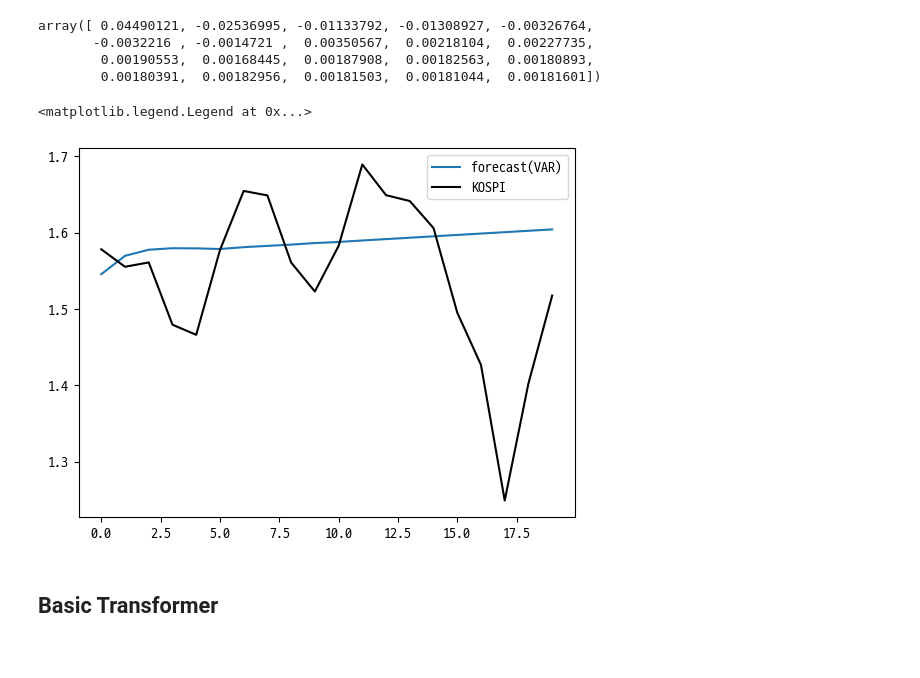
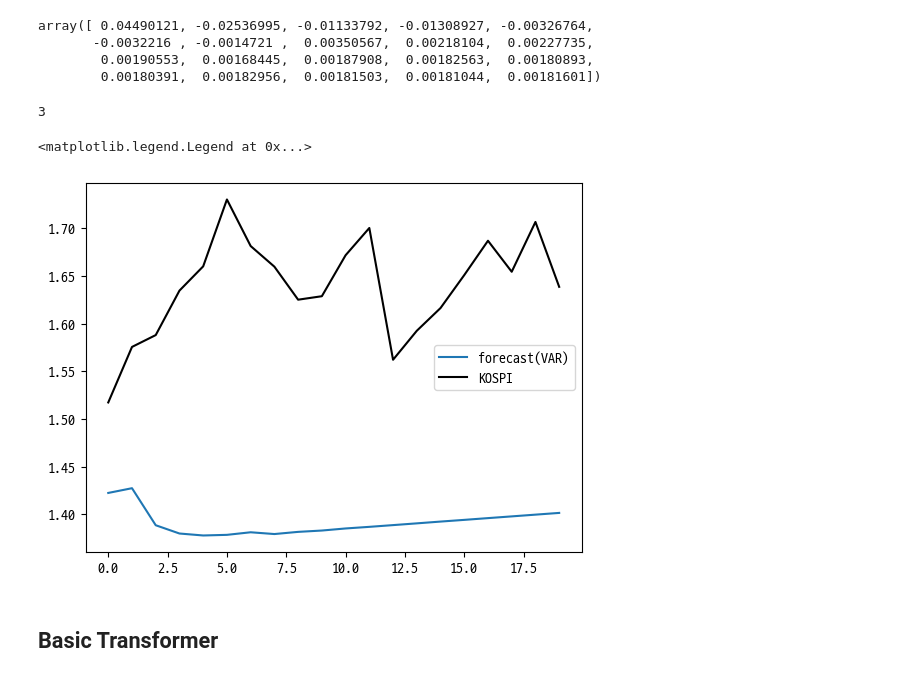
Before and after one commit to oiuyy207/MEaI_transformer, a Jupyter notebook: compare_model_and_method.ipynb, the cells around one changed output. Cells and saved outputs as stored; diff of their text form; code cells hidden in the pictures.

Commit message:
22년 추계 데이터마이닝 학회 발표 전 저장(KOSPI 데이터 실험 완료)

```diff
--- a/compare_model_and_method.ipynb
+++ b/compare_model_and_method.ipynb
@@ -329,11 +232,17 @@ def scheduler(epoch, lr):
     if epoch < 5:
         return lr
     else:
-        return lr * 0.75 ** (epoch-5)
+        return lr * 0.95 # 5epoch 이후 0.95씩 줄어듦(ex. 0.001, 0.001*0.95, 0.001*0.95^2, 0.001*0.95^3, ...)
 callback_scheduler = tf.keras.callbacks.LearningRateScheduler(scheduler)
 # %%
 lr = 0.001
-e = np.arange(20)
+e = np.arange(40)
 
-r = [scheduler(e_,lr) for e_ in e]
+r = [lr for _ in range(len(e))]
+for i in range(40):
+    lr_ = lr if i == 0 else r[i-1]
+    lr_ = scheduler(i, lr_)
+    r[i] = lr_
+
+print(r)
 plt.plot(e,r)
@@ -635,26 +489,30 @@ array([ 0.04490121, -0.02536995, -0.01133792, -0.01308927, -0.00326764,
        -0.0032216 , -0.0014721 ,  0.00350567,  0.00218104,  0.00227735,
         0.00190553,  0.00168445,  0.00187908,  0.00182563,  0.00180893,
         0.00180391,  0.00182956,  0.00181503,  0.00181044,  0.00181601])
+# %%
+lag_order
+# %% [output]
+3
 # %%
-fore_range = 20
+fore_range = 1
 
 lag_order = results.k_ar
 fore = results.forecast(data_train.values[-results.k_ar-fore_range:-fore_range], 20)
 fore = pd.DataFrame(fore,columns = data_test.columns)['KOSPI'].to_numpy()
 
 #diff 되돌리기
 for i in range(len(fore)):
-    past = KOSPI['KOSPI'].iloc[-21] if i==0 else fore[i-1]
+    past = KOSPI['KOSPI'].iloc[-20-lag_order-fore_range-1] if i==0 else fore[i-1]
     fore[i] += past
 
 RESULT_kospi = pd.concat([pd.DataFrame(fore),KOSPI['KOSPI'][-20-fore_range:-fore_range].reset_index(drop=True)],axis=1)
 RESULT_kospi.columns = ['forecast(VAR)','Real value']
 plt.plot(RESULT_kospi['forecast(VAR)'],color='C0',label='forecast(VAR)')
 plt.plot(RESULT_kospi['Real value'],color='Black',label='KOSPI')
 plt.legend()
 # %% [output]
 <matplotlib.legend.Legend at 0x...>
-[figure, old version]
+[figure, new version]
 # %% [markdown]
 ## Basic Transformer
 # %%
```
Also changed, not shown: parts of 36 cells of this notebook, 11 other files.
